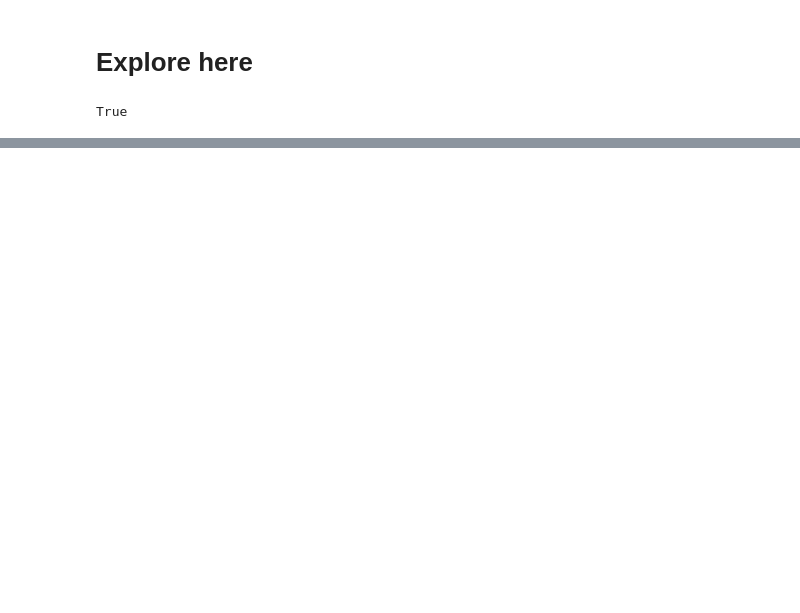
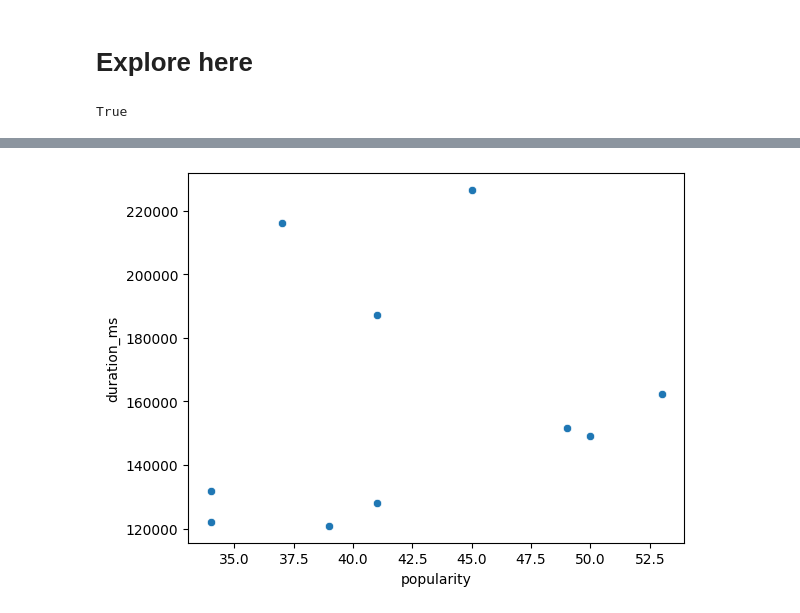
Before and after one commit to LuisCamachoRivero/interacting-with-api-python-project-tutorial, a Jupyter notebook: src/explore.ipynb, the cells around one changed output, grey strips where cells are left out. Drawn from its saved outputs; the diff is of its cells as text; code cells hidden in the pictures; blank space fills up the shorter version.

```diff
--- a/src/explore.ipynb
+++ b/src/explore.ipynb
@@ -25,5 +23,5 @@ SpotifyOauthError: No client_id. Pass it or set a SPOTIPY_CLIENT_ID environment
 # %%
-id_artista = '5C8KyBfvAz9PSaOd30eIow?si=Sr4lO2V1SaSjVeUbpGm9yA'
+id_artista = '5C8KyBfvAz9PSaOd30eIow'
 
 response = con.artist_top_tracks(id_artista)
 
@@ -38,3 +46,6 @@ NameError: name 'response' is not defined
 # %%
 diagrama_de_correlacion = sns.scatterplot(data= df_tracks, x='popularity', y='duration_ms')
-fig = diagrama_de_correlacion.get_figure
+fig = diagrama_de_correlacion.get_figure()
+fig.savefig('scatter_plot.png')
+# %% [output]
+[figure, added]
```
Also changed, not shown: parts of 4 cells of this notebook, 2 other files.
